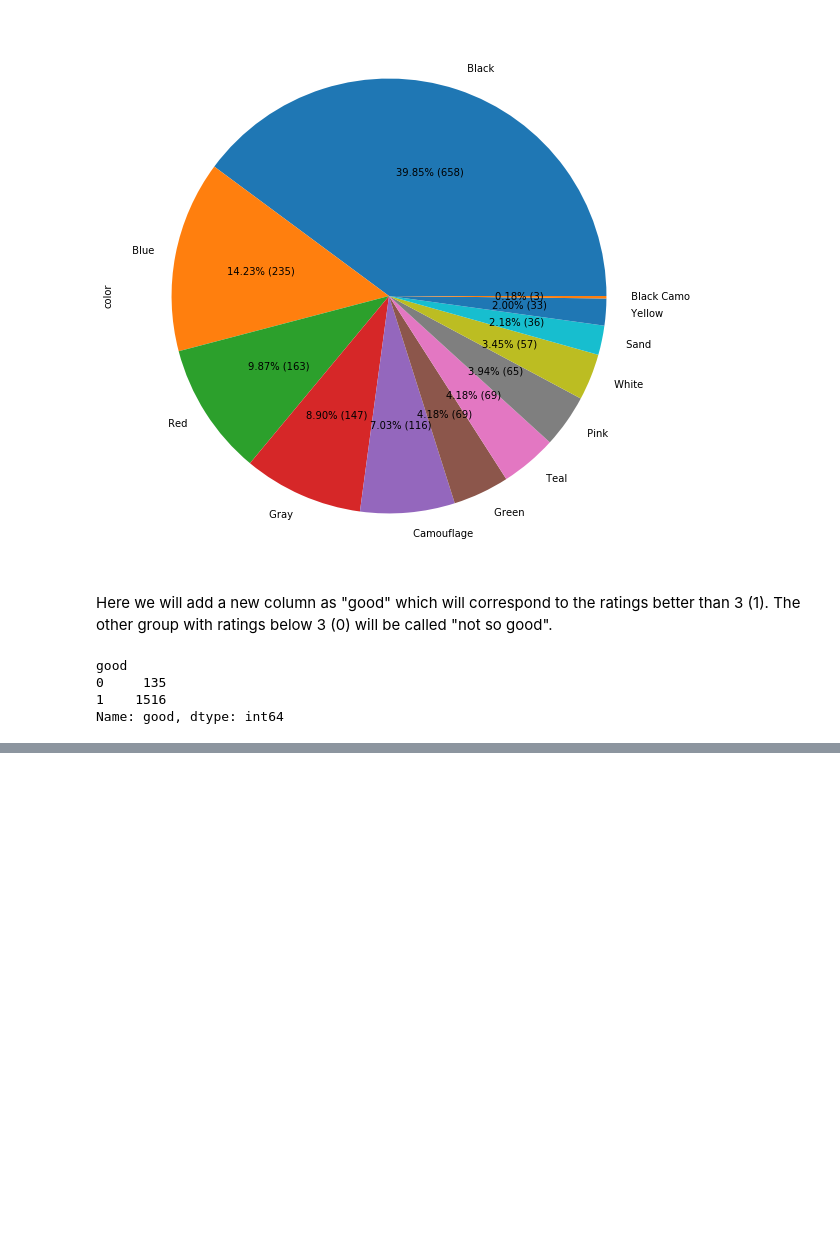
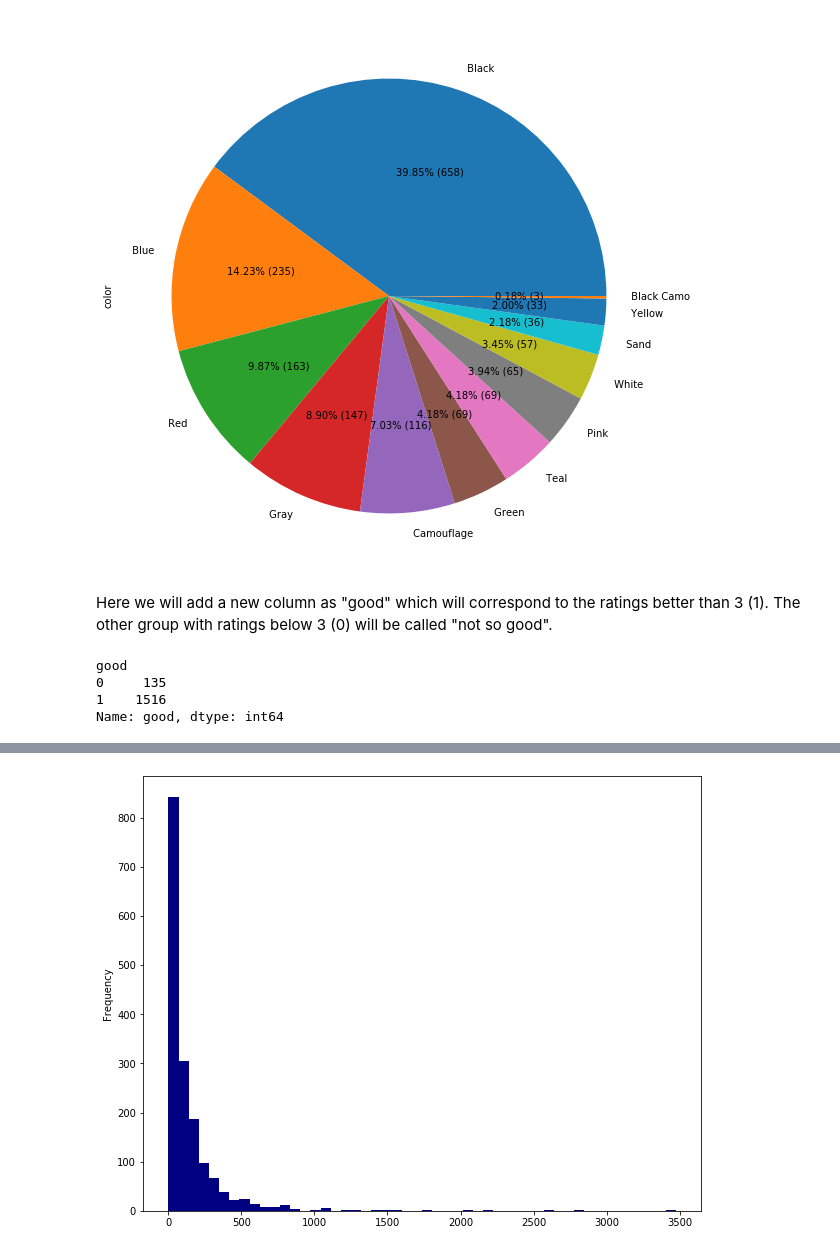
Before and after one commit to kavehamini/Amazon-Review-Analysis-JBL-Charge-4-Speaker-Sentiment-Analysis-NLP, a Jupyter notebook: JBL Speaker Reviews Dataset Analysis and Visualization.ipynb, the cells around one changed output, grey strips where cells are left out. Saved outputs shown, nothing was run; the diff lists cells and outputs as text; code cells hidden in the pictures; blank space fills up the shorter version.

```diff
--- a/JBL Speaker Reviews Dataset Analysis and Visualization.ipynb
+++ b/JBL Speaker Reviews Dataset Analysis and Visualization.ipynb
@@ -183,0 +228,4 @@ Name: good, dtype: int64
+# %%
+#Adding a new column and entering the length of the reviews:
+df['length_of_review'] = df['review'].apply(len)
+df.head()
@@ -183,0 +239,7 @@ Name: good, dtype: int64
+# %%
+#Plotting the histogram of the length of reviews
+plt.figure(figsize=(10,8))
+df['length_of_review'].plot(bins=50, kind='hist', color='navy');
+plt.savefig('6.png')
+# %% [output]
+[figure, added]
```
Also changed, not shown: parts of 17 cells of this notebook, 6 other files.
